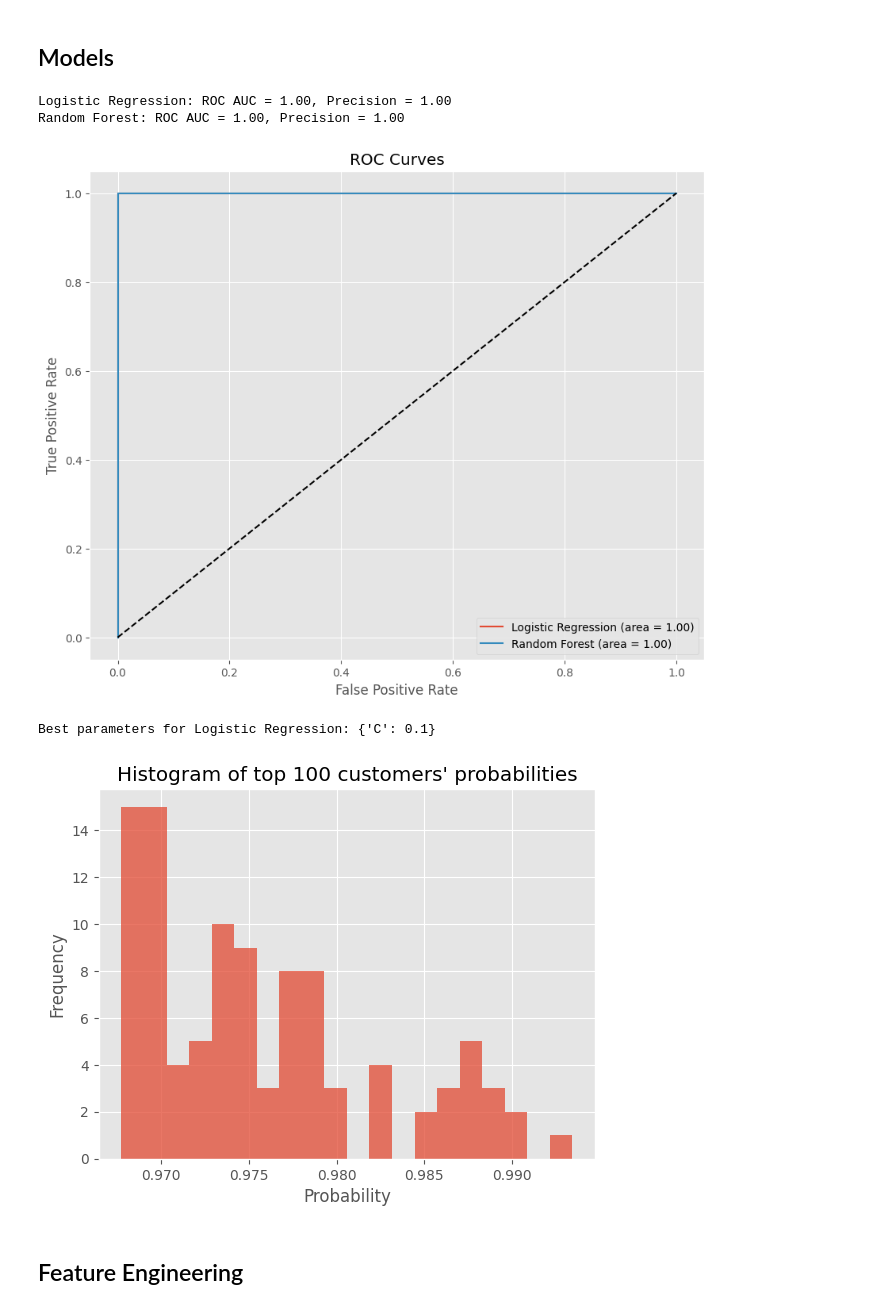
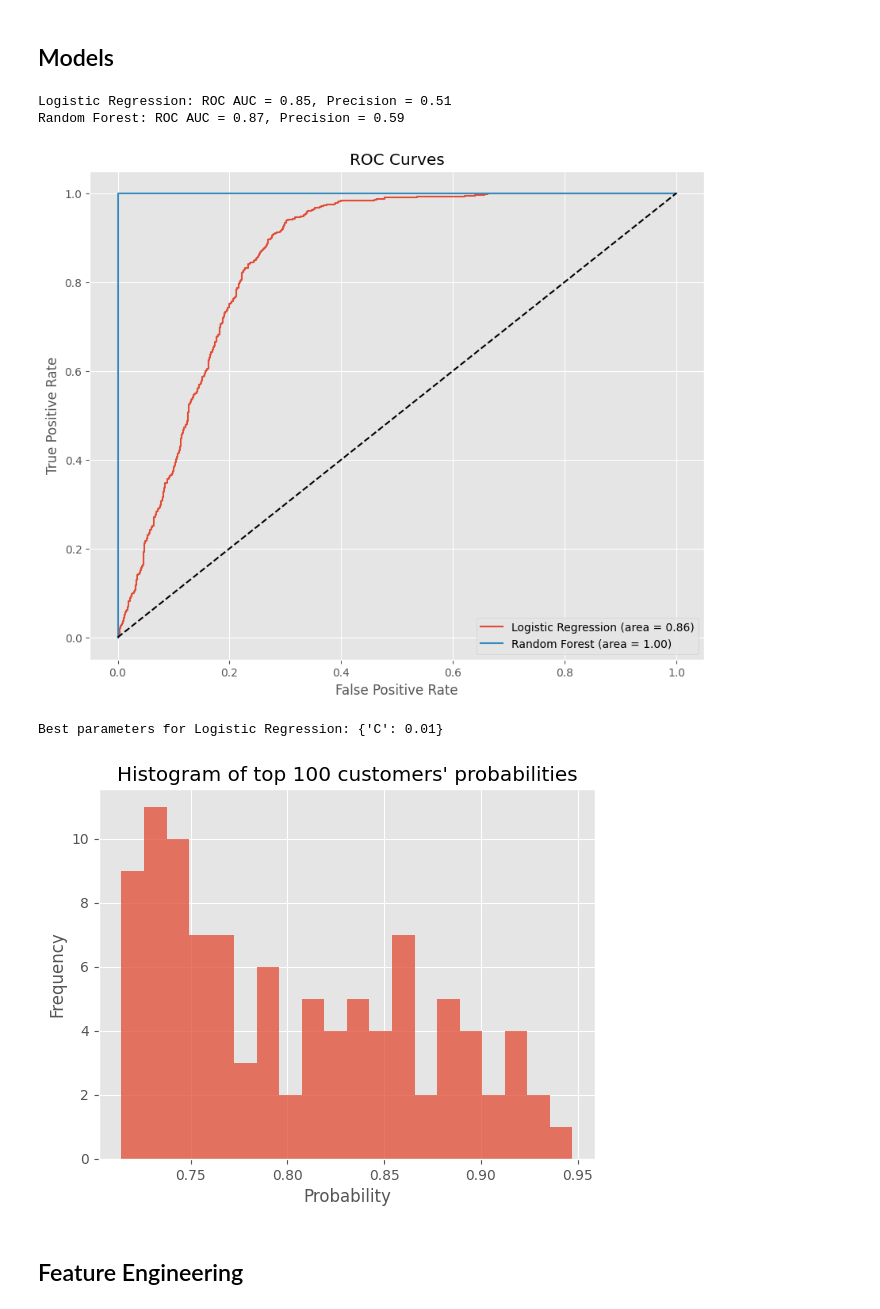
Before and after one commit to etiiiR/fhnw_aml, a Jupyter notebook: AML_MC.ipynb, the cells around one changed output. Drawn from its saved outputs; the diff is of its cells as text; code cells hidden in the pictures.

```diff
--- a/AML_MC.ipynb
+++ b/AML_MC.ipynb
@@ -1594,3 +1596,15 @@ array([False, False, False, False, False, False, False, False,  True,
+# %%
+def clean_data(df):
+    # Define unnecessary columns
+    unnecessary_cols = [
+        "disp_id", "client_id", "account_id", "card_id", "loan_id",
+        "district_id_account", "district_id_client"
+    ]
+    # Drop these columns if they exist in the dataframe
+    df_cleaned = df.drop(columns=[col for col in unnecessary_cols if col in df.columns])
+    return df_cleaned
+
+X = clean_data(X)
 # %% [markdown]
 ## Models
 # %%
@@ -1604,7 +1618,7 @@ from sklearn.compose import ColumnTransformer
 from sklearn.preprocessing import StandardScaler, OneHotEncoder
 
 class ModelEvaluator:
-    def __init__(self, models, param_grid, X, y):
+    def __init__(self, models, param_grid, X, y, selected_fields=None):
         """
         Initialize the evaluator with models, their parameter grids, and data.
 
@@ -1615,7 +1629,8 @@ class ModelEvaluator:
         """
         self.models = models
         self.param_grid = param_grid
-        self.X_preprocessed, self.y = self.preprocess_data(X, y)
+        self.X = X[selected_fields]
+        self.X_preprocessed, self.y = self.preprocess_data(self.X, y)
 
     def preprocess_data(self, X, y):
         """
@@ -1716,34 +1731,40 @@ class ModelEvaluator:
 # %%
 # Example usage:
 from sklearn.linear_model import LogisticRegression
 from sklearn.ensemble import RandomForestClassifier
 
 # Define models and their parameter grids
 models = {
     "Logistic Regression": LogisticRegression(solver="liblinear"),
     "Random Forest": RandomForestClassifier(),
 }
 param_grid = {
     "Logistic Regression": {"C": [0.01, 0.1, 1, 10]},
     "Random Forest": {"n_estimators": [100, 200], "max_features": ["auto", "sqrt"]},
 }
 
 
-evaluator = ModelEvaluator(models, param_grid, X, y)
+selected_fields = (
+    ["age", "gender", "region_client"]
+    + [f"volume_{i}" for i in range(1, 14)]
+    + [f"balance_{i}" for i in range(1, 14)]
+)
+
+evaluator = ModelEvaluator(models, param_grid, X, y, selected_fields=selected_fields)
 # Assuming X and y are defined
 results = evaluator.evaluate_models()
 evaluator.plot_roc_curves()
 best_lr = evaluator.optimize_model("Logistic Regression")
 evaluator.compare_top_n_customers(best_lr, n=100)
 
 # Assuming X and y are defined
 #
 # %% [output]
-Logistic Regression: ROC AUC = 1.00, Precision = 1.00
-Random Forest: ROC AUC = 1.00, Precision = 1.00
+Logistic Regression: ROC AUC = 0.85, Precision = 0.51
+Random Forest: ROC AUC = 0.87, Precision = 0.59
-[figure, old version]
+[figure, new version]
-Best parameters for Logistic Regression: {'C': 0.1}
+Best parameters for Logistic Regression: {'C': 0.01}
-[figure, old version]
+[figure, new version]
 # %% [markdown]
 ## Feature Engineering
 # %%
```
Also changed, not shown: parts of 9 cells of this notebook, 1 other file.
